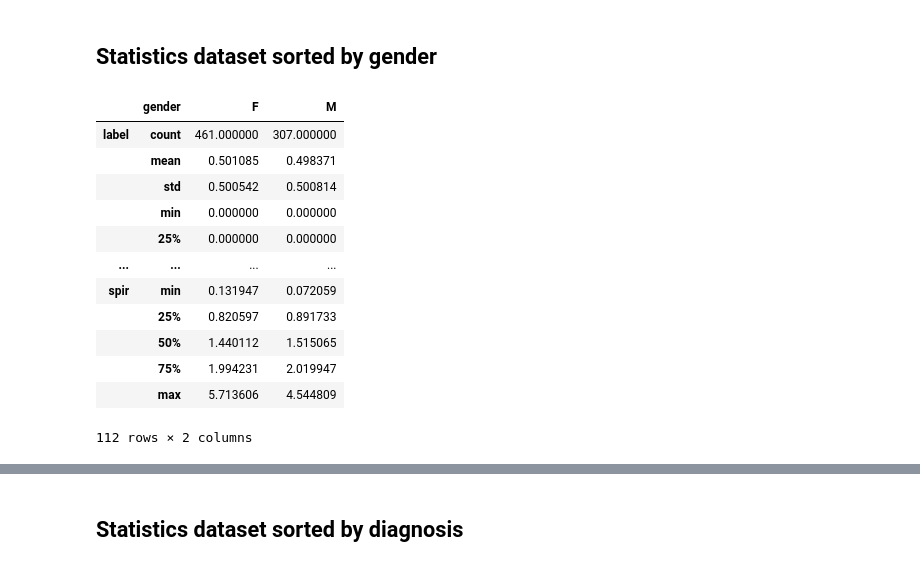
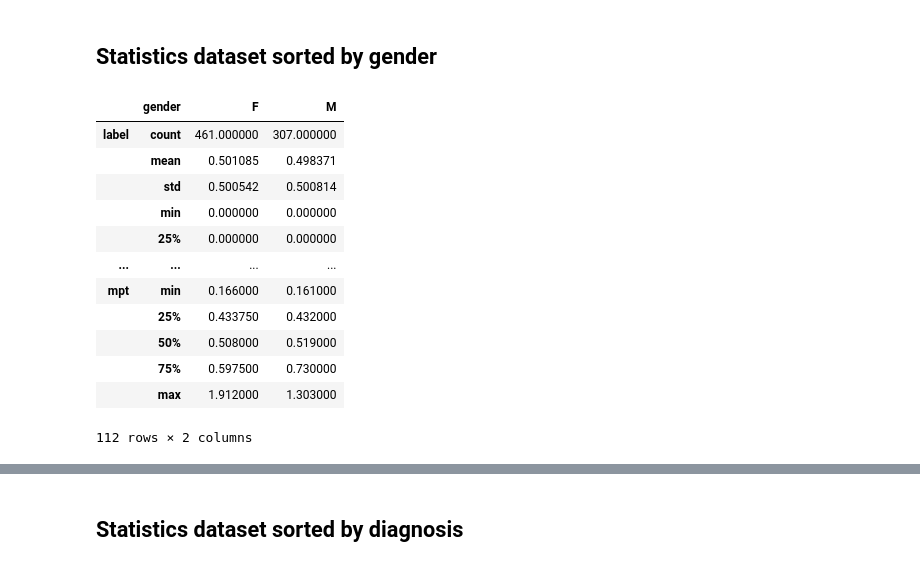
Before and after one commit to RichardLadislav/VuVoPy, a Jupyter notebook: example_scripts/statistic_eval_ntbk.ipynb, the cells around one changed output, grey strips where cells are left out. Drawn from its saved outputs; the diff is of its cells as text; code cells hidden in the pictures.

```diff
--- a/example_scripts/statistic_eval_ntbk.ipynb
+++ b/example_scripts/statistic_eval_ntbk.ipynb
@@ -25,7 +25,6 @@ parcz_features.sample(10, random_state=42)
 ### Create new DataFrame for mpt feature only on prelonged vowel excercises
 # %%
 parcz_features_mpt = parcz_features[parcz_features['filename'].str.contains('7.1-2')]
-#parcz_features_mpt = parcz_features_mpt[parcz_features_mpt.mpt == 1]
-parcz_features_mpt = parcz_features_mpt[['filename','speaker_id', 'label', 'gender','mpt']]
+parcz_features_mpt = parcz_features_mpt[['mpt']]
 parcz_features_mpt
 # %% [output]
@@ -49,4 +48,5 @@ parcz_features_mpt
 # %% [markdown]
 ## Replace 0.0 with NaN
 # %%
-parcz_features_Nan = parcz_features.apply(lambda col: col.replace(0, np.nan) if col.name != 'label' else col)
+parcz_features_Nan = parcz_features.apply(lambda col: col.replace(0, np.nan) if col.name != 'label' else col).drop(['mpt'], axis=1)
+parcz_features_Nan
@@ -52,0 +69,3 @@ parcz_features_Nan = parcz_features.apply(lambda col: col.replace(0, np.nan) if
+# %%
+parcz_df = pd.concat([parcz_features_Nan,parcz_features_mpt], axis=1)
+parcz_df
@@ -79,18 +115,18 @@ DTypePromotionError: The DType <class 'numpy.dtypes._PyFloatDType'> could not be
 # %% [markdown]
 ## Statistics dataset sorted by gender
 # %%
-parcz_features_Nan.groupby('gender').describe().T
+parcz_df.groupby('gender').describe().T
 # %% [output]
 |  | gender | F | M |
 | label | count | 461.000000 | 307.000000 |
 |  | mean | 0.501085 | 0.498371 |
 |  | std | 0.500542 | 0.500814 |
 |  | min | 0.000000 | 0.000000 |
 |  | 25% | 0.000000 | 0.000000 |
 | ... | ... | ... | ... |
-| spir | min | 0.131947 | 0.072059 |
-|  | 25% | 0.820597 | 0.891733 |
-|  | 50% | 1.440112 | 1.515065 |
-|  | 75% | 1.994231 | 2.019947 |
-|  | max | 5.713606 | 4.544809 |
+| mpt | min | 0.166000 | 0.161000 |
+|  | 25% | 0.433750 | 0.432000 |
+|  | 50% | 0.508000 | 0.519000 |
+|  | 75% | 0.597500 | 0.730000 |
+|  | max | 1.912000 | 1.303000 |
 112 rows × 2 columns
```
Also changed, not shown: parts of 20 cells of this notebook.
